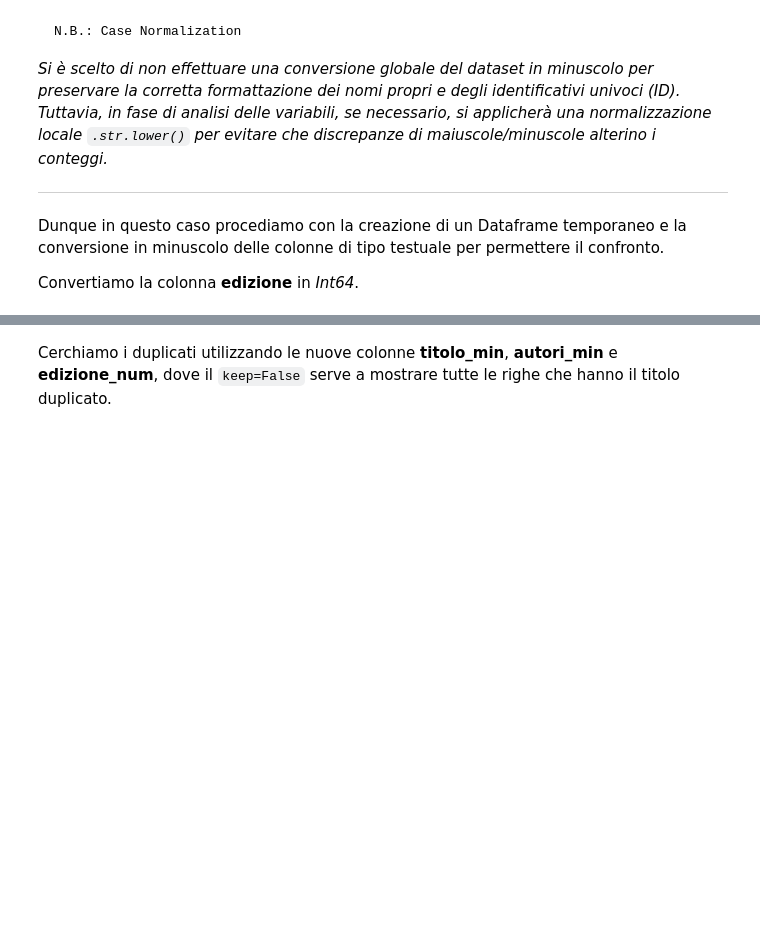
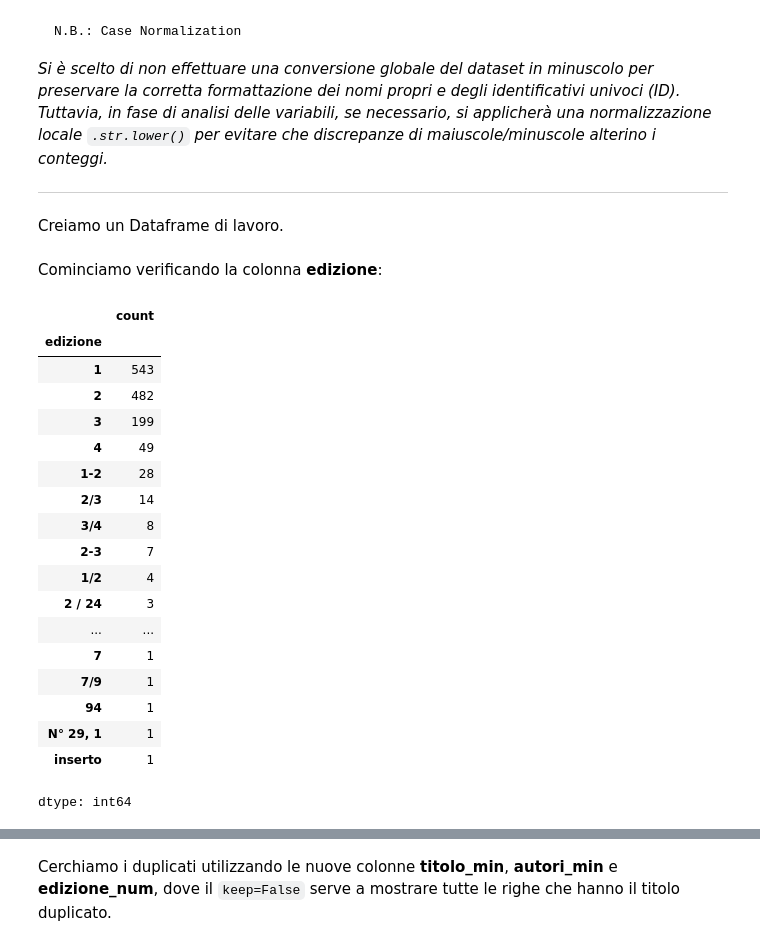
Before and after one commit to aba-ma/Between-the-lines, a Jupyter notebook: Esame.ipynb, the cells around one changed output, grey strips where cells are left out. Cells and saved outputs as stored; diff of their text form; code cells hidden in the pictures; blank space fills up the shorter version.

```diff
--- a/Esame.ipynb
+++ b/Esame.ipynb
@@ -250,7 +250,5 @@ Per fare questo, restringeremo l'analisi escludendo l'identificativo univoco e c
 
 
 ---
-# %% [markdown]
-Dunque in questo caso procediamo con la creazione di un Dataframe temporaneo e la conversione in minuscolo delle colonne di tipo testuale per permettere il confronto.
-
-Convertiamo la colonna **edizione** in *Int64*.
+# %% [markdown]
+Creiamo un Dataframe di lavoro.
@@ -256,0 +257,25 @@ Convertiamo la colonna **edizione** in *Int64*.
+# %% [markdown]
+Cominciamo verificando la colonna **edizione**:
+# %%
+df_edizione = df[["edizione"]].value_counts()
+df_edizione
+# %% [output]
+|  | count |
+| edizione |  |
+| 1 | 543 |
+| 2 | 482 |
+| 3 | 199 |
+| 4 | 49 |
+| 1-2 | 28 |
+| 2/3 | 14 |
+| 3/4 | 8 |
+| 2-3 | 7 |
+| 1/2 | 4 |
+| 2 / 24 | 3 |
+| ... | ... |
+| 7 | 1 |
+| 7/9 | 1 |
+| 94 | 1 |
+| N° 29, 1 | 1 |
+| inserto | 1 |
+dtype: int64
```
Also changed, not shown: parts of 64 cells of this notebook.
